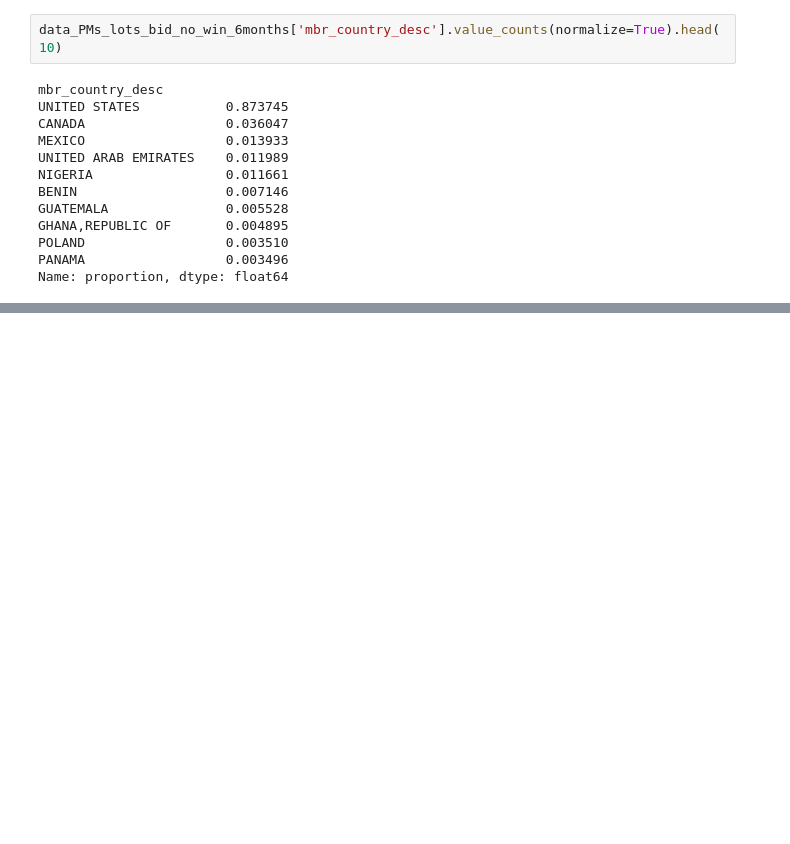
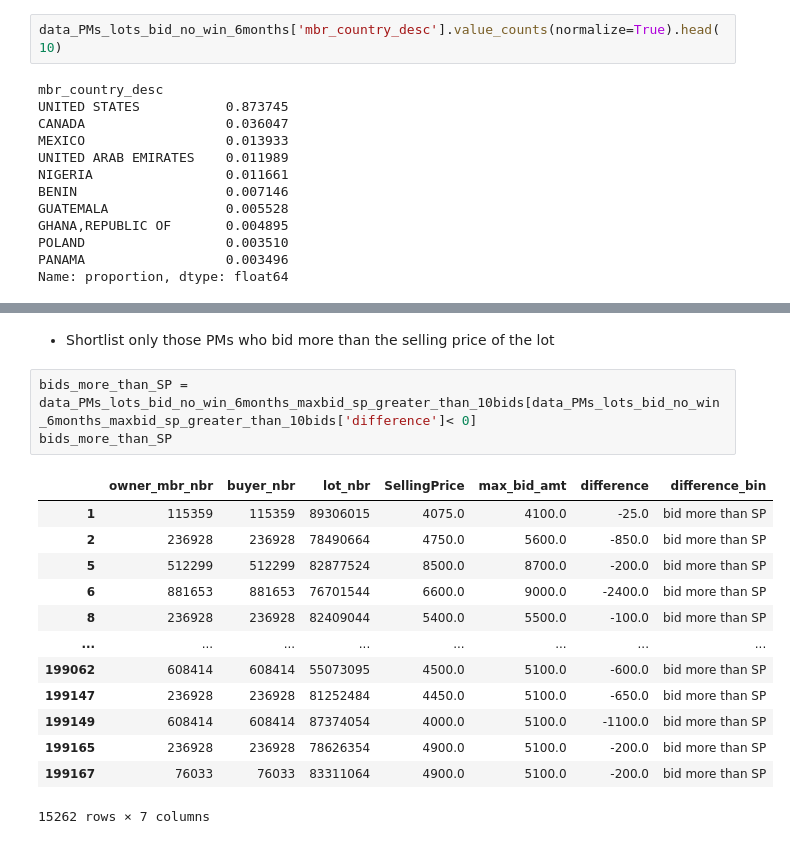
Before and after one commit to srijan-deo/Churn-Premier-Members, a Jupyter notebook: Premier-Behavior-Patterns.ipynb, the cells around one changed output, grey strips where cells are left out. Drawn from its saved outputs; the diff is of its cells as text; blank space fills up the shorter version.

```diff
--- a/Premier-Behavior-Patterns.ipynb
+++ b/Premier-Behavior-Patterns.ipynb
@@ -878,0 +1037,19 @@ Name: proportion, dtype: float64
+# %% [markdown]
+* Shortlist only those PMs who bid more than the selling price of the lot
+# %%
+bids_more_than_SP = data_PMs_lots_bid_no_win_6months_maxbid_sp_greater_than_10bids[data_PMs_lots_bid_no_win_6months_maxbid_sp_greater_than_10bids['difference']< 0]
+bids_more_than_SP
+# %% [output]
+|  | owner_mbr_nbr | buyer_nbr | lot_nbr | SellingPrice | max_bid_amt | difference | difference_bin |
+| 1 | 115359 | 115359 | 89306015 | 4075.0 | 4100.0 | -25.0 | bid more than SP |
+| 2 | 236928 | 236928 | 78490664 | 4750.0 | 5600.0 | -850.0 | bid more than SP |
+| 5 | 512299 | 512299 | 82877524 | 8500.0 | 8700.0 | -200.0 | bid more than SP |
+| 6 | 881653 | 881653 | 76701544 | 6600.0 | 9000.0 | -2400.0 | bid more than SP |
+| 8 | 236928 | 236928 | 82409044 | 5400.0 | 5500.0 | -100.0 | bid more than SP |
+| ... | ... | ... | ... | ... | ... | ... | ... |
+| 199062 | 608414 | 608414 | 55073095 | 4500.0 | 5100.0 | -600.0 | bid more than SP |
+| 199147 | 236928 | 236928 | 81252484 | 4450.0 | 5100.0 | -650.0 | bid more than SP |
+| 199149 | 608414 | 608414 | 87374054 | 4000.0 | 5100.0 | -1100.0 | bid more than SP |
+| 199165 | 236928 | 236928 | 78626354 | 4900.0 | 5100.0 | -200.0 | bid more than SP |
+| 199167 | 76033 | 76033 | 83311064 | 4900.0 | 5100.0 | -200.0 | bid more than SP |
+15262 rows × 7 columns
```
Also changed, not shown: parts of 28 cells of this notebook.
